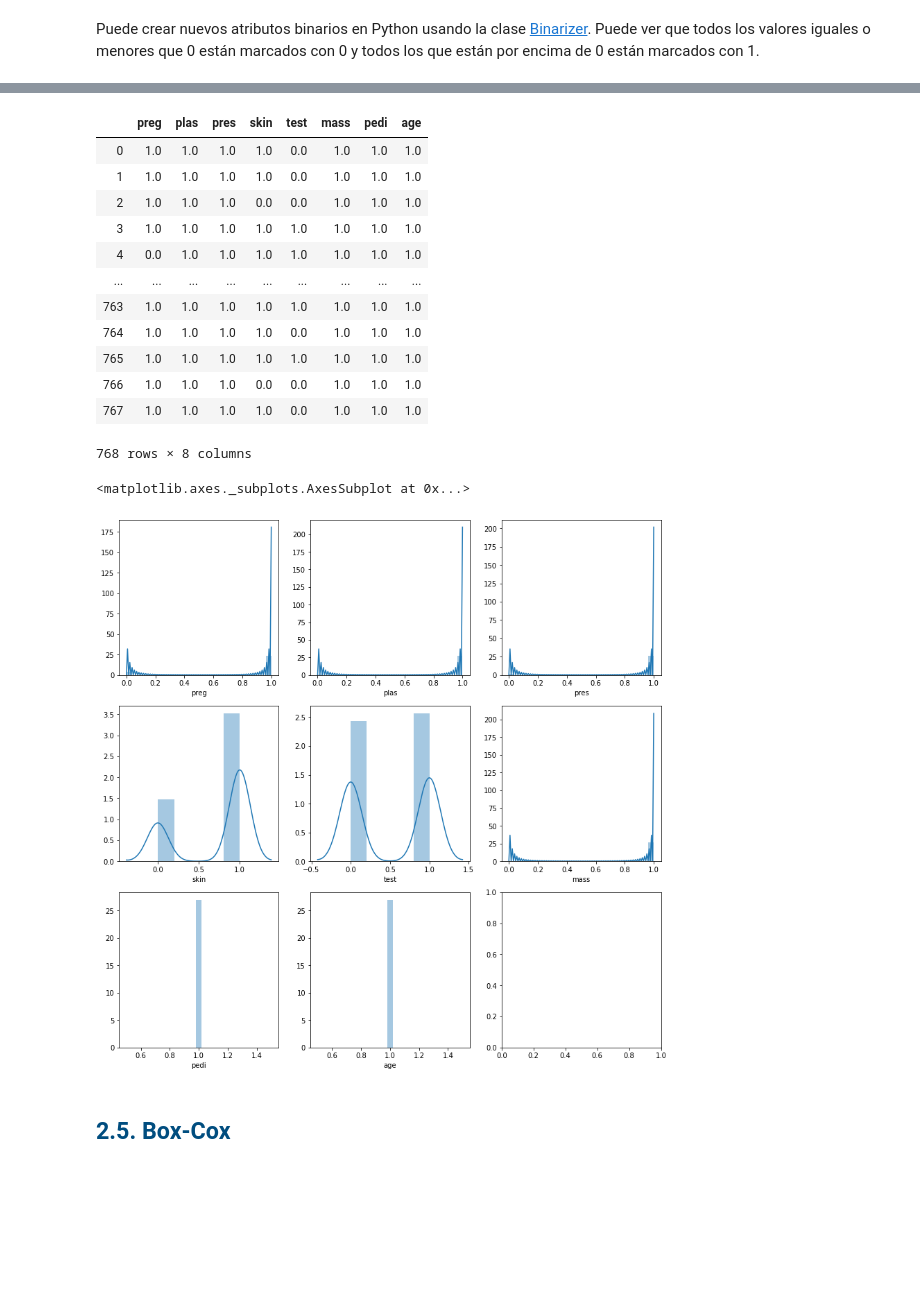
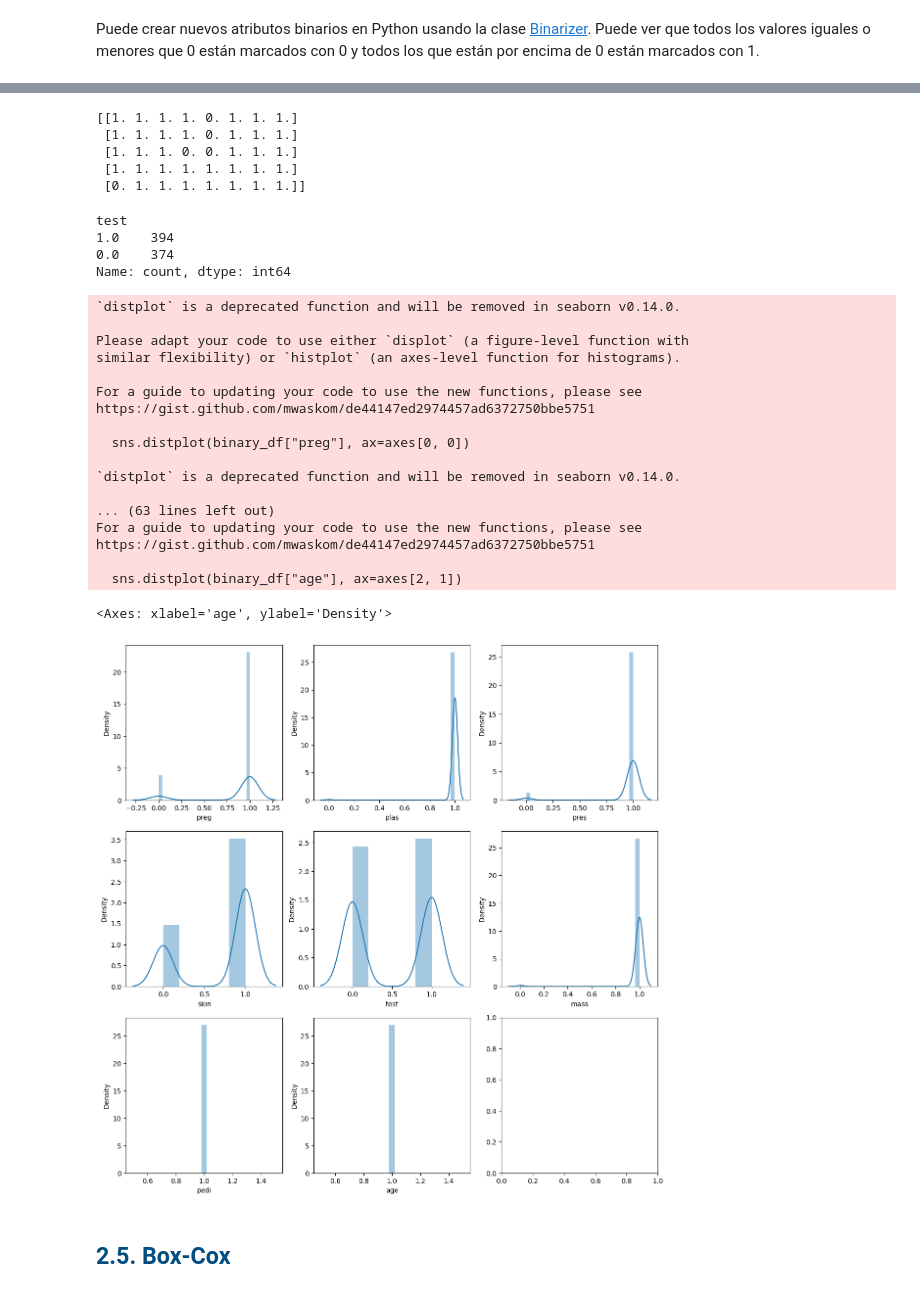
Before and after one commit to franguz03/machine-learning-python-course, a Jupyter notebook: resources/section4/Jupyter_Notebooks/3.1. Transformación de datos.ipynb, the cells around one changed output, grey strips where cells are left out. Saved outputs shown, nothing was run; the diff lists cells and outputs as text; code cells hidden in the pictures; blank space fills up the shorter version.

```diff
--- a/resources/section4/Jupyter_Notebooks/3.1. Transformación de datos.ipynb
+++ b/resources/section4/Jupyter_Notebooks/3.1. Transformación de datos.ipynb
@@ -266,38 +318,58 @@ Puede crear nuevos atributos binarios en Python usando la clase [Binarizer](http
+# %%
+from sklearn.preprocessing import Binarizer
+scaler= Binarizer(threshold=0.0)
+binaryX=scaler.fit_transform(X)
+print(binaryX[:5,:])
+# %% [output]
+[[1. 1. 1. 1. 0. 1. 1. 1.]
+ [1. 1. 1. 1. 0. 1. 1. 1.]
+ [1. 1. 1. 0. 0. 1. 1. 1.]
+ [1. 1. 1. 1. 1. 1. 1. 1.]
+ [0. 1. 1. 1. 1. 1. 1. 1.]]
 # %%
 # Convertimos el Numpy Array a dataframe
-transform_df = pd.DataFrame(???, columns=names[0:8])
-transform_df
+binary_df = pd.DataFrame(binaryX, columns=names[0:8])
+binary_df.head()
+binary_df['test'].value_counts()
 # %% [output]
-|  | preg | plas | pres | skin | test | mass | pedi | age |
-| 0 | 1.0 | 1.0 | 1.0 | 1.0 | 0.0 | 1.0 | 1.0 | 1.0 |
-| 1 | 1.0 | 1.0 | 1.0 | 1.0 | 0.0 | 1.0 | 1.0 | 1.0 |
-| 2 | 1.0 | 1.0 | 1.0 | 0.0 | 0.0 | 1.0 | 1.0 | 1.0 |
-| 3 | 1.0 | 1.0 | 1.0 | 1.0 | 1.0 | 1.0 | 1.0 | 1.0 |
-| 4 | 0.0 | 1.0 | 1.0 | 1.0 | 1.0 | 1.0 | 1.0 | 1.0 |
-| ... | ... | ... | ... | ... | ... | ... | ... | ... |
-| 763 | 1.0 | 1.0 | 1.0 | 1.0 | 1.0 | 1.0 | 1.0 | 1.0 |
-| 764 | 1.0 | 1.0 | 1.0 | 1.0 | 0.0 | 1.0 | 1.0 | 1.0 |
-| 765 | 1.0 | 1.0 | 1.0 | 1.0 | 1.0 | 1.0 | 1.0 | 1.0 |
-| 766 | 1.0 | 1.0 | 1.0 | 0.0 | 0.0 | 1.0 | 1.0 | 1.0 |
-| 767 | 1.0 | 1.0 | 1.0 | 1.0 | 0.0 | 1.0 | 1.0 | 1.0 |
-768 rows × 8 columns
+test
+1.0    394
+0.0    374
+Name: count, dtype: int64
 # %%
 %matplotlib inline
 # Univariate Histograms
 import matplotlib.pyplot as plt
 import seaborn as sns
 f, axes = plt.subplots(3, 3, figsize=(14, 14))
-sns.distplot(transform_df["preg"], ax=axes[0, 0])
-sns.distplot(transform_df["plas"], ax=axes[0, 1])
-sns.distplot(transform_df["pres"], ax=axes[0, 2])
-sns.distplot(transform_df["skin"], ax=axes[1, 0])
-sns.distplot(transform_df["test"], ax=axes[1, 1])
-sns.distplot(transform_df["mass"], ax=axes[1, 2])
-sns.distplot(transform_df["pedi"], ax=axes[2, 0])
-sns.distplot(transform_df["age"], ax=axes[2, 1])
+sns.distplot(binary_df["preg"], ax=axes[0, 0])
+sns.distplot(binary_df["plas"], ax=axes[0, 1])
+sns.distplot(binary_df["pres"], ax=axes[0, 2])
+sns.distplot(binary_df["skin"], ax=axes[1, 0])
+sns.distplot(binary_df["test"], ax=axes[1, 1])
+sns.distplot(binary_df["mass"], ax=axes[1, 2])
+sns.distplot(binary_df["pedi"], ax=axes[2, 0])
+sns.distplot(binary_df["age"], ax=axes[2, 1])
 # %% [output]
-<matplotlib.axes._subplots.AxesSubplot at 0x...>
+`distplot` is a deprecated function and will be removed in seaborn v0.14.0.
+
+Please adapt your code to use either `displot` (a figure-level function with
+similar flexibility) or `histplot` (an axes-level function for histograms).
+
+For a guide to updating your code to use the new functions, please see
+https://gist.github.com/mwaskom/de44147ed2974457ad6372750bbe5751
+
+  sns.distplot(binary_df["preg"], ax=axes[0, 0])
+
+`distplot` is a deprecated function and will be removed in seaborn v0.14.0.
+
+... (63 lines left out)
+For a guide to updating your code to use the new functions, please see
+https://gist.github.com/mwaskom/de44147ed2974457ad6372750bbe5751
+
+  sns.distplot(binary_df["age"], ax=axes[2, 1])
+<Axes: xlabel='age', ylabel='Density'>
-[figure, old version]
+[figure, new version]
 # %% [markdown]
 <a id="section25"></a>
 ## <font color="#004D7F"> 2.5. Box-Cox</font>
```
Also changed, not shown: parts of 22 cells of this notebook, 48 other files.
